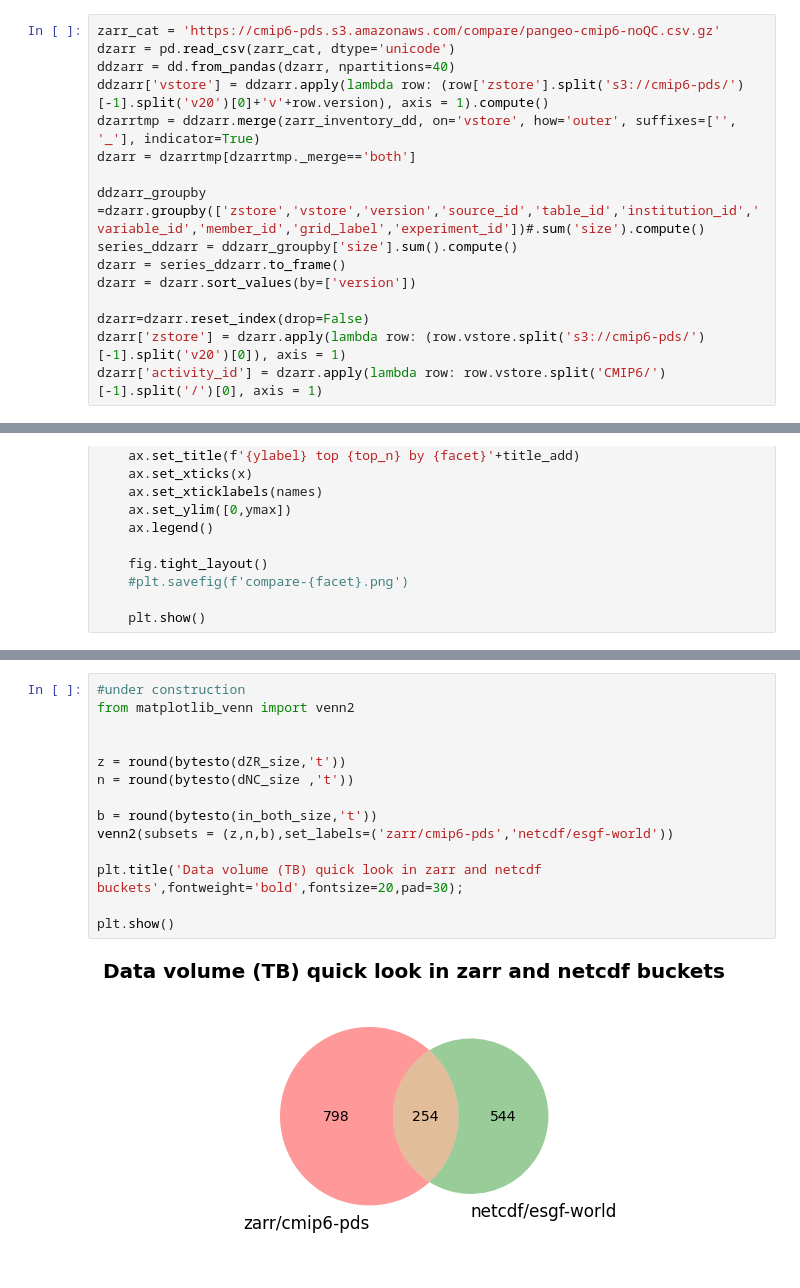
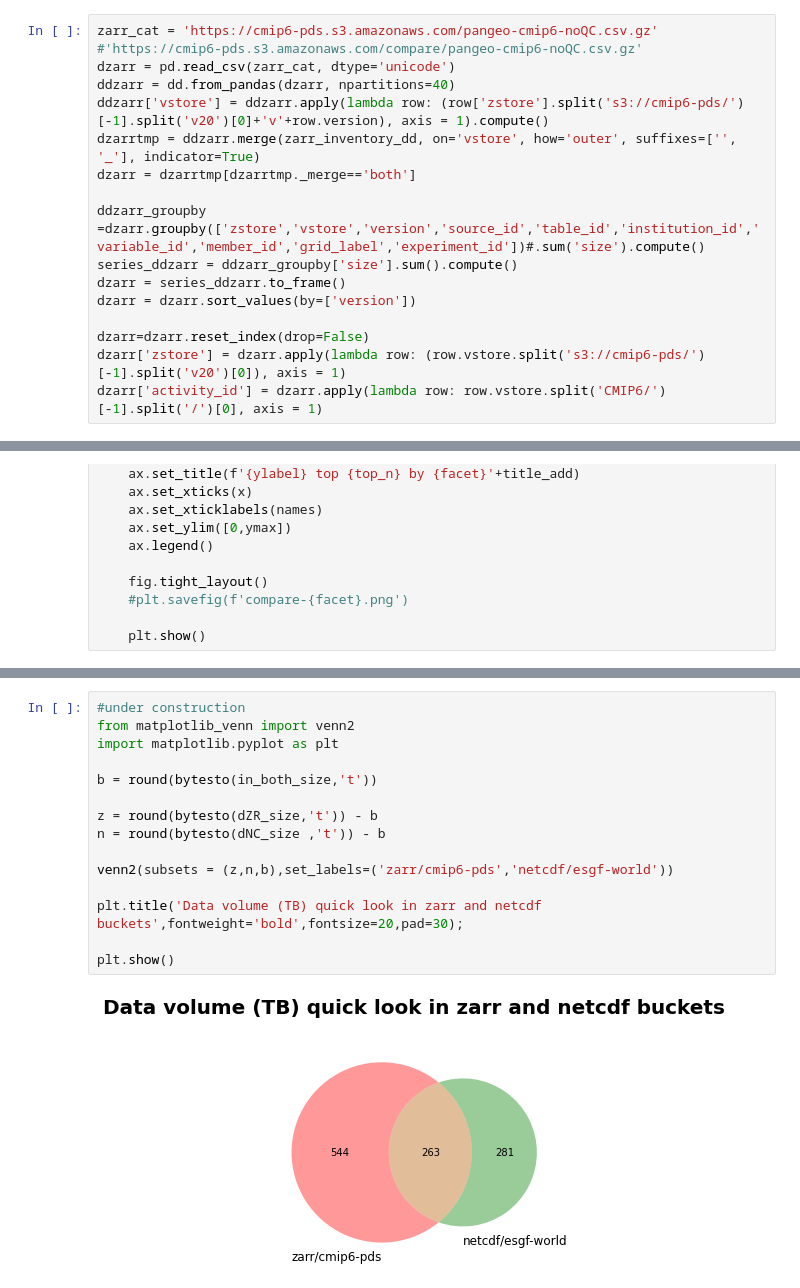
Before and after one commit to aradhakrishnanGFDL/gfdl-aws-analysis, a Jupyter notebook: examples/a1r-CompareAWS-NCvsZarr.ipynb, the cells around one changed output, grey strips where cells are left out. Saved outputs shown, nothing was run; the diff lists cells and outputs as text.

Commit message:
venn update, use updated zarr intake catalog

```diff
--- a/examples/a1r-CompareAWS-NCvsZarr.ipynb
+++ b/examples/a1r-CompareAWS-NCvsZarr.ipynb
@@ -84,7 +82,7 @@ zarr_inventory_dd.compute()
 zarr_inventory_dd = zarr_inventory_dd.to_frame()
 zarr_inventory_dd = zarr_inventory_dd.reset_index(drop=False)
 # %%
-zarr_cat = 'https://cmip6-pds.s3.amazonaws.com/compare/pangeo-cmip6-noQC.csv.gz'
+zarr_cat = 'https://cmip6-pds.s3.amazonaws.com/pangeo-cmip6-noQC.csv.gz'  #'https://cmip6-pds.s3.amazonaws.com/compare/pangeo-cmip6-noQC.csv.gz'
 dzarr = pd.read_csv(zarr_cat, dtype='unicode')
 ddzarr = dd.from_pandas(dzarr, npartitions=40)
 ddzarr['vstore'] = ddzarr.apply(lambda row: (row['zstore'].split('s3://cmip6-pds/')[-1].split('v20')[0]+'v'+row.version), axis = 1).compute()
@@ -371,16 +371,17 @@ plot_facet(df_dict,facet='variable_id',ymax=30000,title_add = ' : monthly, non_D
 # %%
 #under construction
 from matplotlib_venn import venn2
-
-
-z = round(bytesto(dZR_size,'t'))
-n = round(bytesto(dNC_size ,'t'))
+import matplotlib.pyplot as plt
 
 b = round(bytesto(in_both_size,'t'))
+
+z = round(bytesto(dZR_size,'t')) - b
+n = round(bytesto(dNC_size ,'t')) - b
+
 venn2(subsets = (z,n,b),set_labels=('zarr/cmip6-pds','netcdf/esgf-world'))
 
 plt.title('Data volume (TB) quick look in zarr and netcdf buckets',fontweight='bold',fontsize=20,pad=30);
 
 plt.show()
 # %% [output]
-[figure, old version]
+[figure, new version]
```
Also changed, not shown: parts of 7 cells of this notebook.
